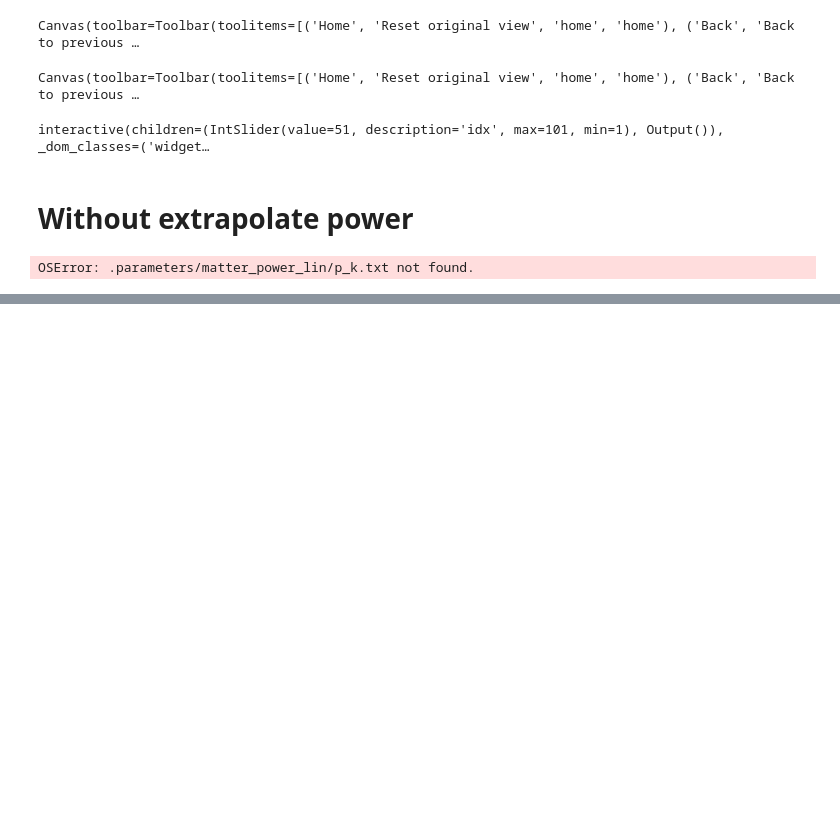
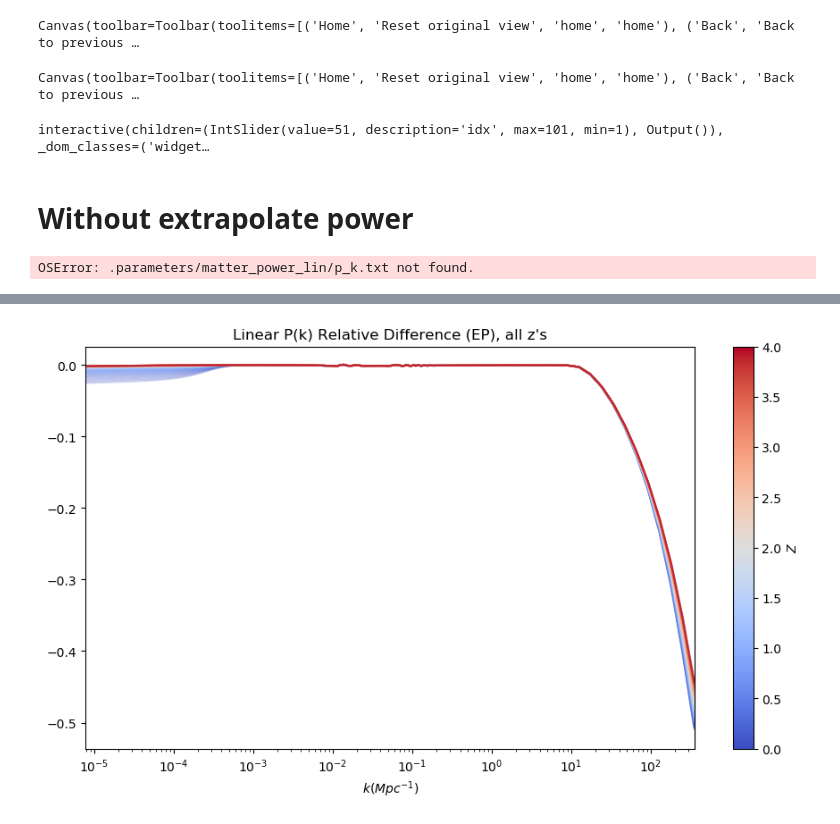
Before and after one commit to MarkusMichaelRau/Fisher, a Jupyter notebook: pk_comparison.ipynb, the cells around one changed output, grey strips where cells are left out. Cells and saved outputs as stored; diff of their text form; code cells hidden in the pictures; blank space fills up the shorter version.

```diff
--- a/pk_comparison.ipynb
+++ b/pk_comparison.ipynb
@@ -224,0 +299,6 @@ plt.show()
+# %%
+df_cosmosis_ep_lin_pk = pd.DataFrame(cosmosis_ep_lin_pk, index=cosmosis_ep_lin_z)
+df_cosmosis_ep_lin_pk.index.names = ["z"]
+df_cosmosis_ep_lin_pk.columns.names = [r'$k (Mpc^{-1})$']
+df_cosmosis_ep_lin_pk.rename(columns={i: cosmosis_ep_lin_k[i] for i in range(len(cosmosis_ep_lin_k))}, inplace=True)
+df_cosmosis_ep_lin_pk = df_cosmosis_ep_lin_pk.T
@@ -224,0 +311,6 @@ plt.show()
+# %%
+df_ccl_ep_lin_pk = pd.DataFrame(ccl_ep_lin_pk, index=cosmosis_ep_lin_z)
+df_ccl_ep_lin_pk.index.names = ["z"]
+df_ccl_ep_lin_pk.columns.names = [r'$k (Mpc^{-1})$']
+df_ccl_ep_lin_pk.rename(columns={i: cosmosis_ep_lin_k[i] for i in range(len(cosmosis_ep_lin_k))}, inplace=True)
+df_ccl_ep_lin_pk = df_ccl_ep_lin_pk.T
@@ -224,0 +359,13 @@ plt.show()
+# %%
+fig, ax = plt.subplots(figsize=(11,6), dpi=100)
+sm = plt.cm.ScalarMappable(cmap="coolwarm",
+                           norm=plt.Normalize(vmin=df_ccl_ep_lin_pk.columns[0],
+                                              vmax=df_ccl_ep_lin_pk.columns[-1]))
+((df_cosmosis_ep_lin_pk - df_ccl_ep_lin_pk)/df_ccl_ep_lin_pk)\
+    .plot(alpha=0.2, legend=False, colormap="coolwarm", logx=True, ax=ax)
+plt.title("Linear P(k) Relative Difference (EP), all z's")
+fig.subplots_adjust(bottom=0.13)
+plt.colorbar(sm, label=r'$Z$')
+plt.show()
+# %% [output]
+[figure, added]
```
Also changed, not shown: parts of 37 cells of this notebook, 2 other files.
